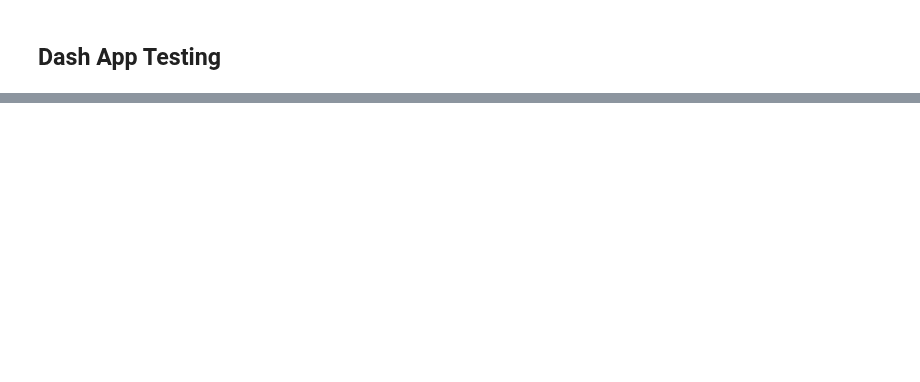
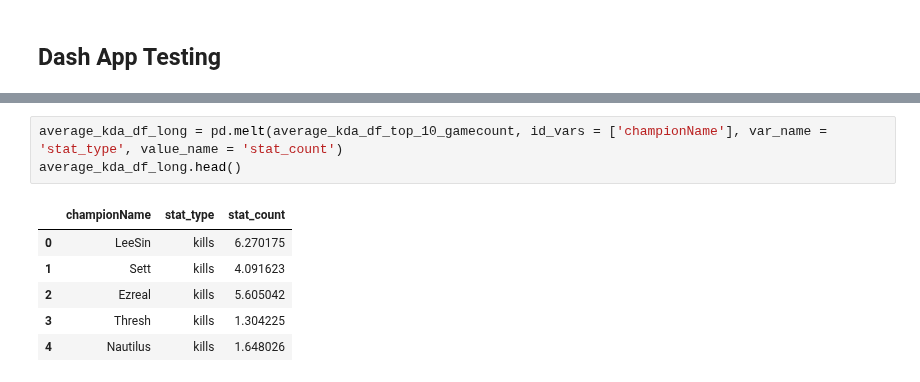
Before and after one commit to jhan-1996/Python_Projects, a Jupyter notebook: league_project_final.ipynb, the cells around one changed output, grey strips where cells are left out. Cells and saved outputs as stored; diff of their text form; blank space fills up the shorter version.

```diff
--- a/league_project_final.ipynb
+++ b/league_project_final.ipynb
@@ -643,0 +697,10 @@ fig.show(renderer = 'notebook_connected')
+# %%
+average_kda_df_long = pd.melt(average_kda_df_top_10_gamecount, id_vars = ['championName'], var_name = 'stat_type', value_name = 'stat_count')
+average_kda_df_long.head()
+# %% [output]
+|  | championName | stat_type | stat_count |
+| 0 | LeeSin | kills | 6.270175 |
+| 1 | Sett | kills | 4.091623 |
+| 2 | Ezreal | kills | 5.605042 |
+| 3 | Thresh | kills | 1.304225 |
+| 4 | Nautilus | kills | 1.648026 |
```
Also changed, not shown: parts of 7 cells of this notebook, 2 other files.
